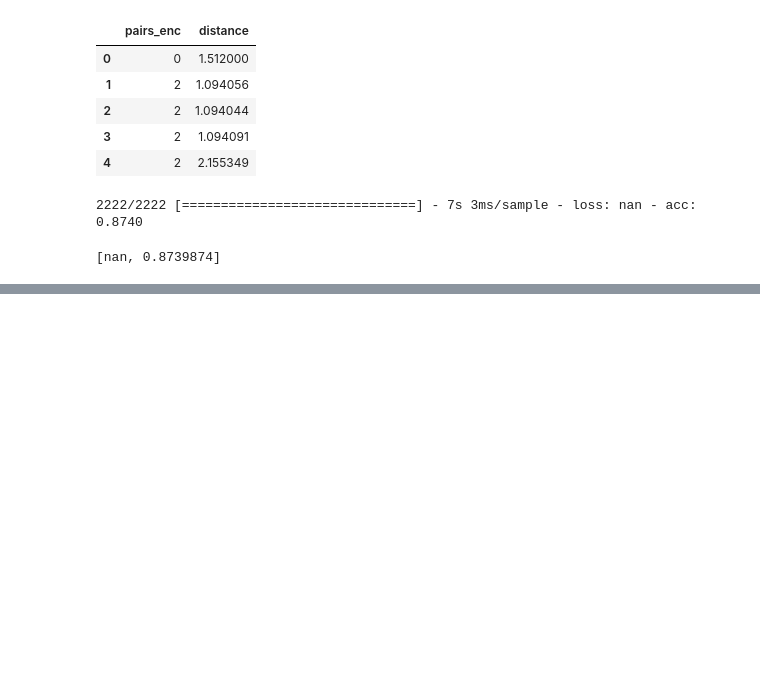
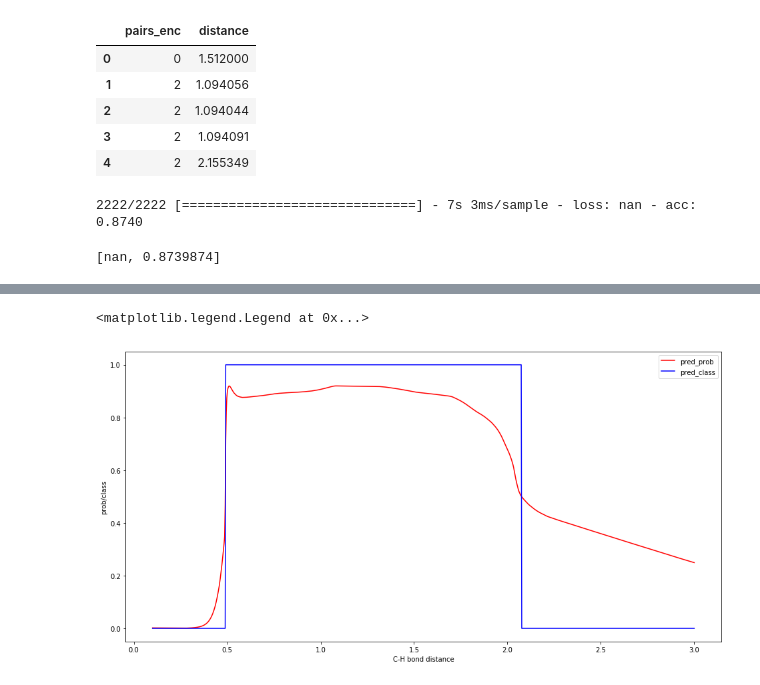
Before and after one commit to siddharth-ncl-work/connectivity_using_ml, a Jupyter notebook: model_deployment.ipynb, the cells around one changed output, grey strips where cells are left out. Cells and saved outputs as stored; diff of their text form; code cells hidden in the pictures; blank space fills up the shorter version.

Commit message:
Add Decision Boundary for 'C-H' calculate the decision boundary by linearly varying bond distance of 'C-H' bond Published from Watson Studio.

```diff
--- a/model_deployment.ipynb
+++ b/model_deployment.ipynb
@@ -133,0 +253,2 @@ model_nn.evaluate(x,y)
+# %%
+model_nn=tf.keras.models.load_model('connectivity_model_nn_03.h5',custom_objects=None,compile=True)
@@ -133,0 +262,7 @@ model_nn.evaluate(x,y)
+# %%
+num_points=1000
+data={}
+data['pair_enc']=[2]*num_points
+data['distance']=np.linspace(0.1,3,1000)
+x=pd.DataFrame.from_dict(data)
+x.head()
@@ -133,0 +276,8 @@ model_nn.evaluate(x,y)
+# %%
+pred_prob=model_nn.predict(x)
+pred_class=model_nn.predict_classes(x)
+# %%
+y=x.copy()
+y['pred_prob']=pred_prob
+y['pred_class']=pred_class
+y.head()
@@ -133,0 +291,10 @@ model_nn.evaluate(x,y)
+# %%
+plt.figure(figsize=(16,8))
+plt.plot(y['distance'],y['pred_prob'],'r')
+plt.plot(y['distance'],y['pred_class'],'b')
+plt.xlabel('C-H bond distance')
+plt.ylabel('prob/class')
+plt.legend()
+# %% [output]
+<matplotlib.legend.Legend at 0x...>
+[figure, added]
```
Also changed, not shown: parts of 20 cells of this notebook.
